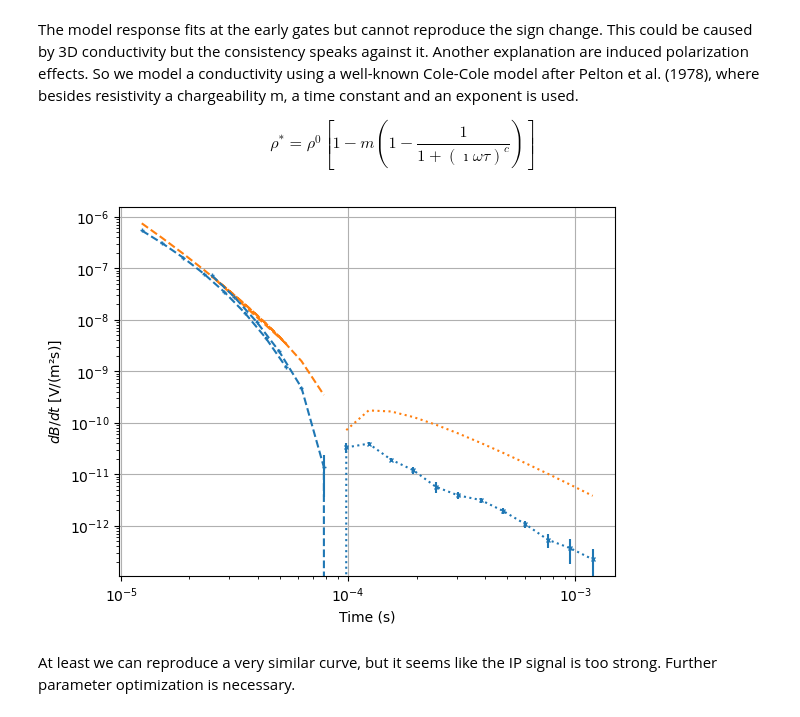
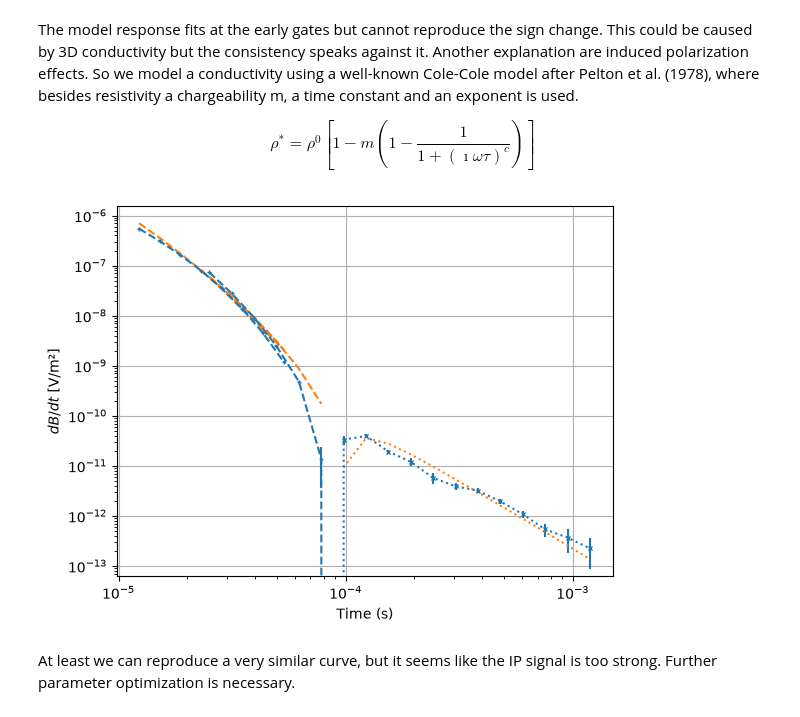
Before and after one commit to TUBAF-EM/pyTEM, a Jupyter notebook: data/Zellwald/zellwald_profilerIP.ipynb, the cells around one changed output. Saved outputs shown, nothing was run; the diff lists cells and outputs as text; code cells hidden in the pictures.

Commit message:
DATA: tweak IP values a bit to fit curve

```diff
--- a/data/Zellwald/zellwald_profilerIP.ipynb
+++ b/data/Zellwald/zellwald_profilerIP.ipynb
@@ -77,12 +77,12 @@ $$
 # %%
 resp = modelTEMResIP(
     cfg=tem.f.kw, thk=10,
-    res=[20, 3000],
-    m=0.1, tau=3e-4, time=tem.t) # on the the upper layer is relevant
+    # res=[20, 3000], m=0.1, tau=3e-4, time=tem.t)
+    res=[20.7, 10000], m=0.045, tau=2e-5, c=0.8, time=tem.t)
 ax = tem.showSounding(15)
 ax.plot(tem.t[resp>0], resp[resp>0], ls="--", color="C1")
 ax.plot(tem.t[resp<0], -resp[resp<0], ls=":", color="C1");
 # %% [output]
-[figure, old version]
+[figure, new version]
 # %% [markdown]
 At least we can reproduce a very similar curve, but it seems like the IP signal is too strong. Further parameter optimization is necessary.
```
Also changed, not shown: parts of 7 cells of this notebook.
